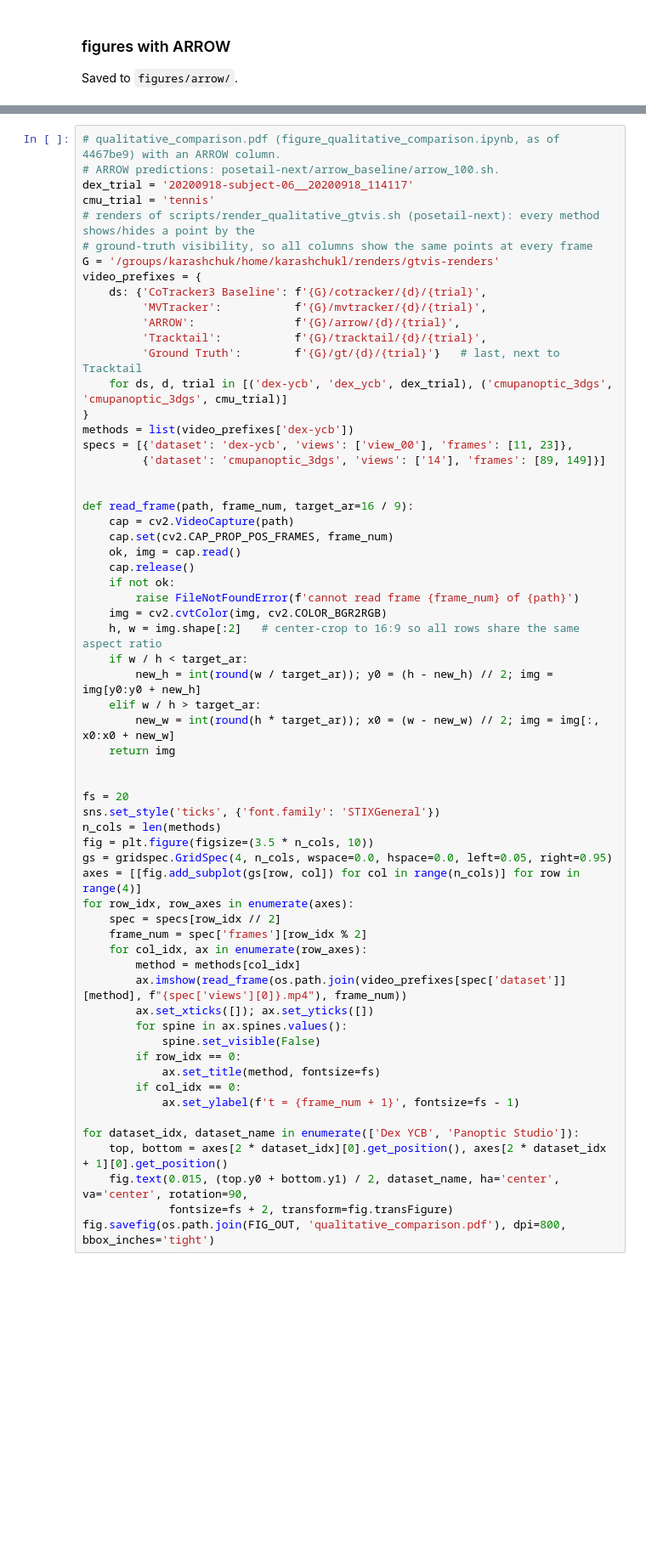
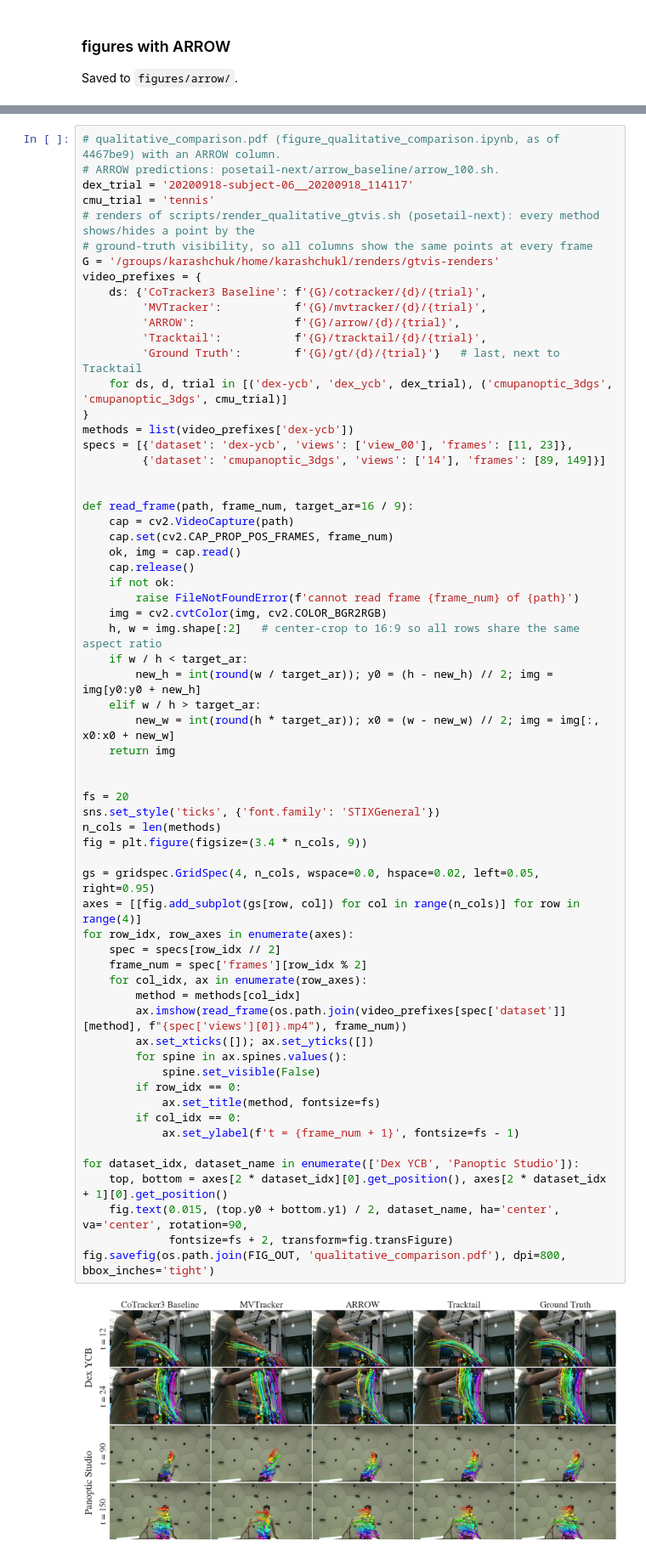
Before and after one commit to AI-HHMI/tracktail-paper, a Jupyter notebook: archive/format_arrow.ipynb, the cells around one changed output, grey strips where cells are left out. Shown at 85% size. Drawn from its saved outputs; the diff is of its cells as text; blank space fills up the shorter version.

Commit message:
update figure spacing

```diff
--- a/archive/format_arrow.ipynb
+++ b/archive/format_arrow.ipynb
@@ -176,32 +178,35 @@ def read_frame(path, frame_num, target_ar=16 / 9):
     if w / h < target_ar:
         new_h = int(round(w / target_ar)); y0 = (h - new_h) // 2; img = img[y0:y0 + new_h]
     elif w / h > target_ar:
         new_w = int(round(h * target_ar)); x0 = (w - new_w) // 2; img = img[:, x0:x0 + new_w]
     return img
 
 
 fs = 20
 sns.set_style('ticks', {'font.family': 'STIXGeneral'})
 n_cols = len(methods)
-fig = plt.figure(figsize=(3.5 * n_cols, 10))
-gs = gridspec.GridSpec(4, n_cols, wspace=0.0, hspace=0.0, left=0.05, right=0.95)
+fig = plt.figure(figsize=(3.4 * n_cols, 9))
+
+gs = gridspec.GridSpec(4, n_cols, wspace=0.0, hspace=0.02, left=0.05, right=0.95)
 axes = [[fig.add_subplot(gs[row, col]) for col in range(n_cols)] for row in range(4)]
 for row_idx, row_axes in enumerate(axes):
     spec = specs[row_idx // 2]
     frame_num = spec['frames'][row_idx % 2]
     for col_idx, ax in enumerate(row_axes):
         method = methods[col_idx]
         ax.imshow(read_frame(os.path.join(video_prefixes[spec['dataset']][method], f"{spec['views'][0]}.mp4"), frame_num))
         ax.set_xticks([]); ax.set_yticks([])
         for spine in ax.spines.values():
             spine.set_visible(False)
         if row_idx == 0:
             ax.set_title(method, fontsize=fs)
         if col_idx == 0:
             ax.set_ylabel(f't = {frame_num + 1}', fontsize=fs - 1)
 
 for dataset_idx, dataset_name in enumerate(['Dex YCB', 'Panoptic Studio']):
     top, bottom = axes[2 * dataset_idx][0].get_position(), axes[2 * dataset_idx + 1][0].get_position()
     fig.text(0.015, (top.y0 + bottom.y1) / 2, dataset_name, ha='center', va='center', rotation=90,
              fontsize=fs + 2, transform=fig.transFigure)
 fig.savefig(os.path.join(FIG_OUT, 'qualitative_comparison.pdf'), dpi=800, bbox_inches='tight')
+# %% [output]
+[figure, added]
```
Also changed, not shown: parts of 1 cell of this notebook.
